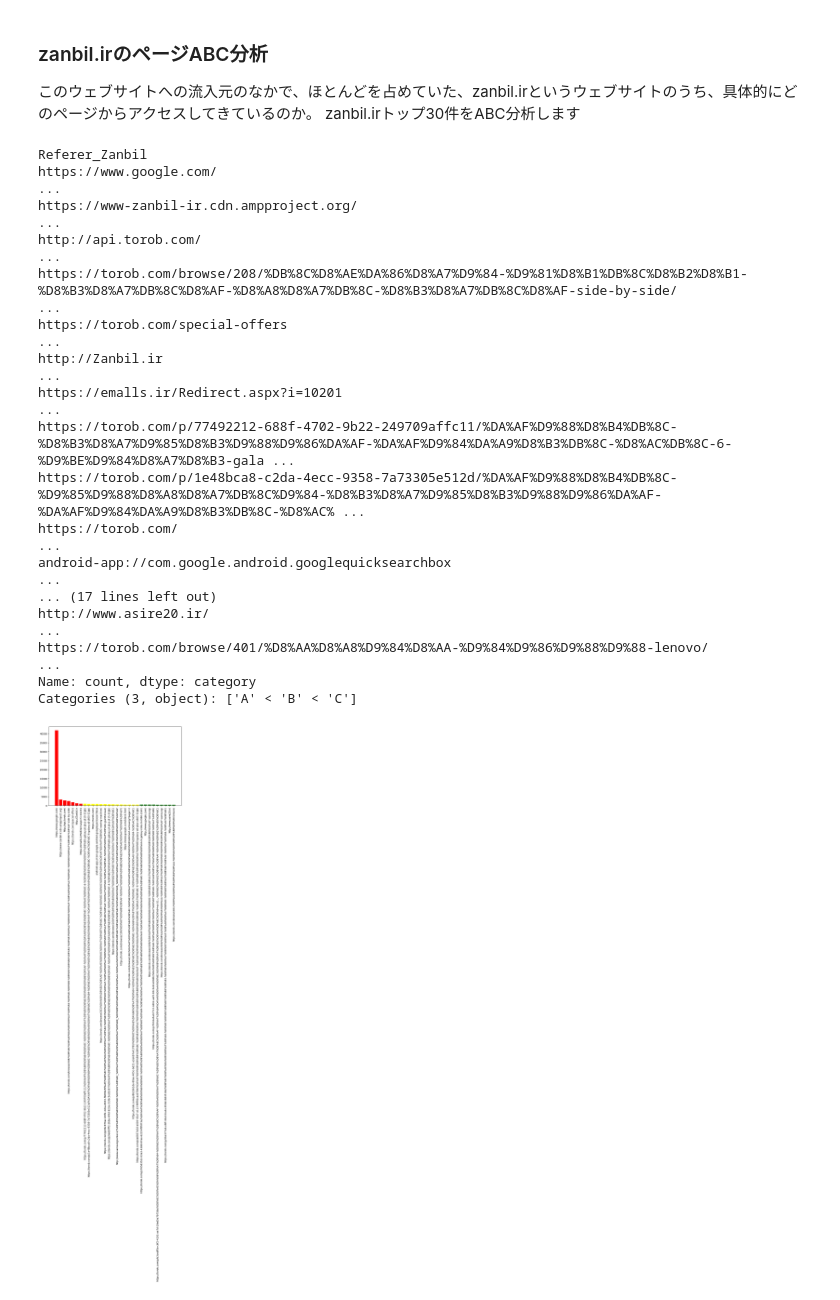
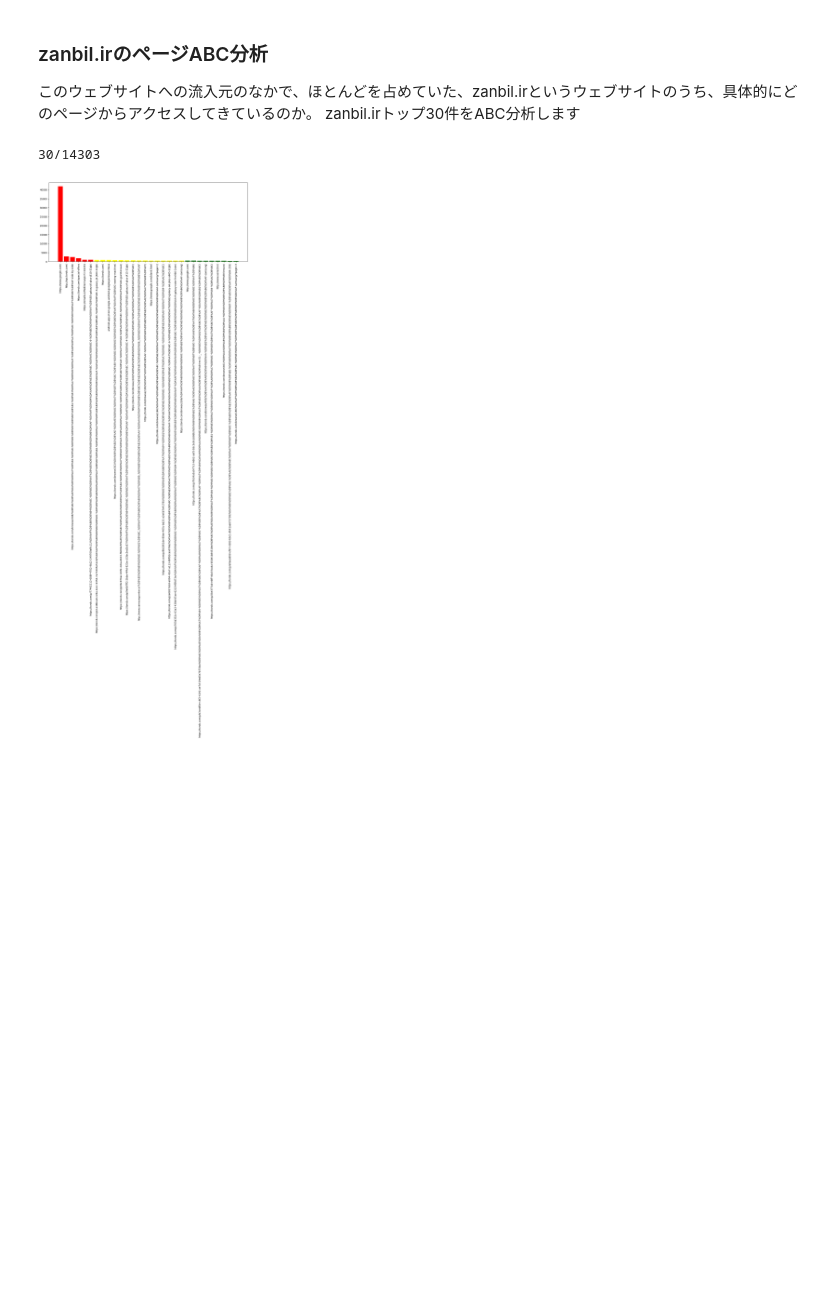
Before and after one commit to yutadd/Datascience_Server_Log, a Jupyter notebook: analyse.ipynb, the cells around one changed output. Cells and saved outputs as stored; diff of their text form; code cells hidden in the pictures; blank space fills up the shorter version.

```diff
--- a/analyse.ipynb
+++ b/analyse.ipynb
@@ -127,43 +192,36 @@ zanbil.irトップ30件をABC分析します
 # %%
 import pandas as pd
 import matplotlib.pyplot as plt
+import os
 # マジックコマンド
 %matplotlib inline
+filter_size=30
+print(str(filter_size)+"/"+str(len(referer_zanbil_counts)))
 referer_counts_top30=referer_zanbil_counts.head(30)
 # 頻度の累積比率を計算
 cumulative_ratio = referer_counts_top30.cumsum() / referer_counts_top30.sum()
 
 # ABC分析の閾値を設定
 A_threshold = 0.8
 B_threshold = 0.95
 
 # ABCカテゴリを割り当て
 categories = pd.cut(cumulative_ratio, bins=[0, A_threshold, B_threshold, 1], labels=['A', 'B', 'C'])
 
 # 結果を表示
-print(categories)
+#print(categories)
 
 # プロットを作成
-plt.figure(figsize=(10, 6))
+plt.figure(figsize=(15, 6))
 plt.bar(referer_counts_top30.index, referer_counts_top30.values, color=categories.map({'A': 'red', 'B': 'yellow', 'C': 'green'})) # type: ignore
 plt.xticks(rotation=90)
+images_directory = './images/'
+try:
+    os.makedirs(images_directory)
+except:
+    pass
+plt.savefig('./images/ABC.png')
 plt.show()
 # %% [output]
-Referer_Zanbil
-https://www.google.com/                                                                                                                                                                                  ...
-https://www-zanbil-ir.cdn.ampproject.org/                                                                                                                                                                ...
-http://api.torob.com/                                                                                                                                                                                    ...
-https://torob.com/browse/208/%DB%8C%D8%AE%DA%86%D8%A7%D9%84-%D9%81%D8%B1%DB%8C%D8%B2%D8%B1-%D8%B3%D8%A7%DB%8C%D8%AF-%D8%A8%D8%A7%DB%8C-%D8%B3%D8%A7%DB%8C%D8%AF-side-by-side/                            ...
-https://torob.com/special-offers                                                                                                                                                                         ...
-http://Zanbil.ir                                                                                                                                                                                         ...
-https://emalls.ir/Redirect.aspx?i=10201                                                                                                                                                                  ...
-https://torob.com/p/77492212-688f-4702-9b22-249709affc11/%DA%AF%D9%88%D8%B4%DB%8C-%D8%B3%D8%A7%D9%85%D8%B3%D9%88%D9%86%DA%AF-%DA%AF%D9%84%DA%A9%D8%B3%DB%8C-%D8%AC%DB%8C-6-%D9%BE%D9%84%D8%A7%D8%B3-gala ...
-https://torob.com/p/1e48bca8-c2da-4ecc-9358-7a73305e512d/%DA%AF%D9%88%D8%B4%DB%8C-%D9%85%D9%88%D8%A8%D8%A7%DB%8C%D9%84-%D8%B3%D8%A7%D9%85%D8%B3%D9%88%D9%86%DA%AF-%DA%AF%D9%84%DA%A9%D8%B3%DB%8C-%D8%AC% ...
-https://torob.com/                                                                                                                                                                                       ...
-android-app://com.google.android.googlequicksearchbox                                                                                                                                                    ...
-... (17 lines left out)
-http://www.asire20.ir/                                                                                                                                                                                   ...
-https://torob.com/browse/401/%D8%AA%D8%A8%D9%84%D8%AA-%D9%84%D9%86%D9%88%D9%88-lenovo/                                                                                                                   ...
-Name: count, dtype: category
-Categories (3, object): ['A' < 'B' < 'C']
+30/14303
-[figure, old version]
+[figure, new version]
```
Also changed, not shown: parts of 12 cells of this notebook, 2 other files.
